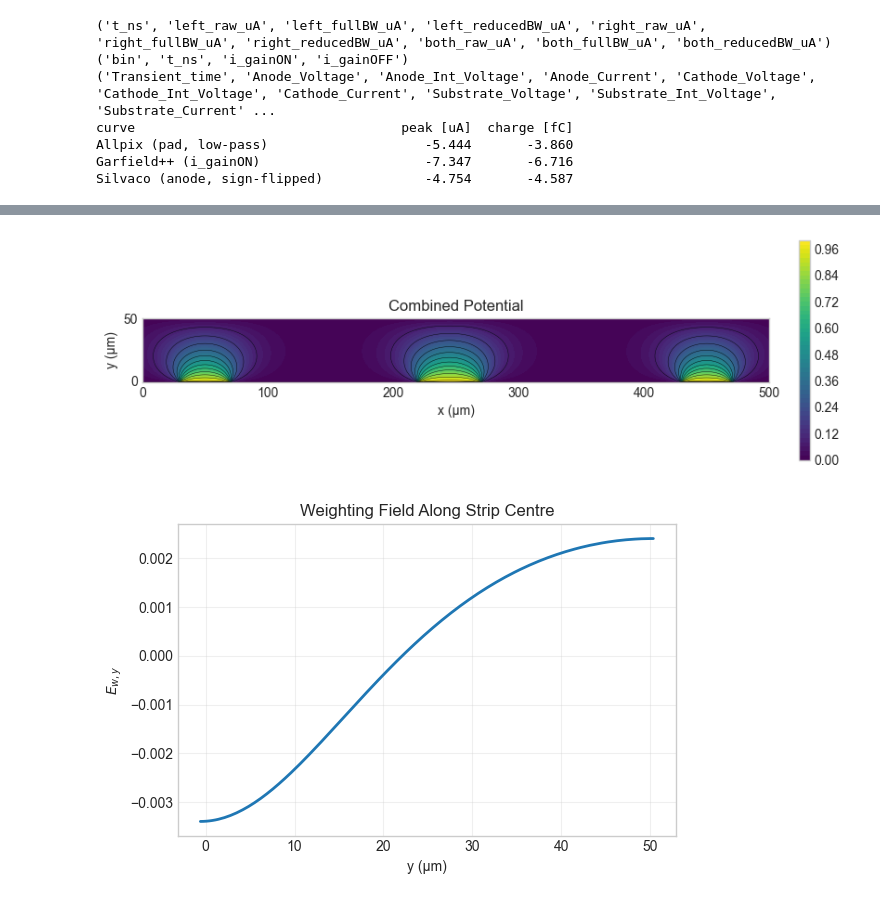
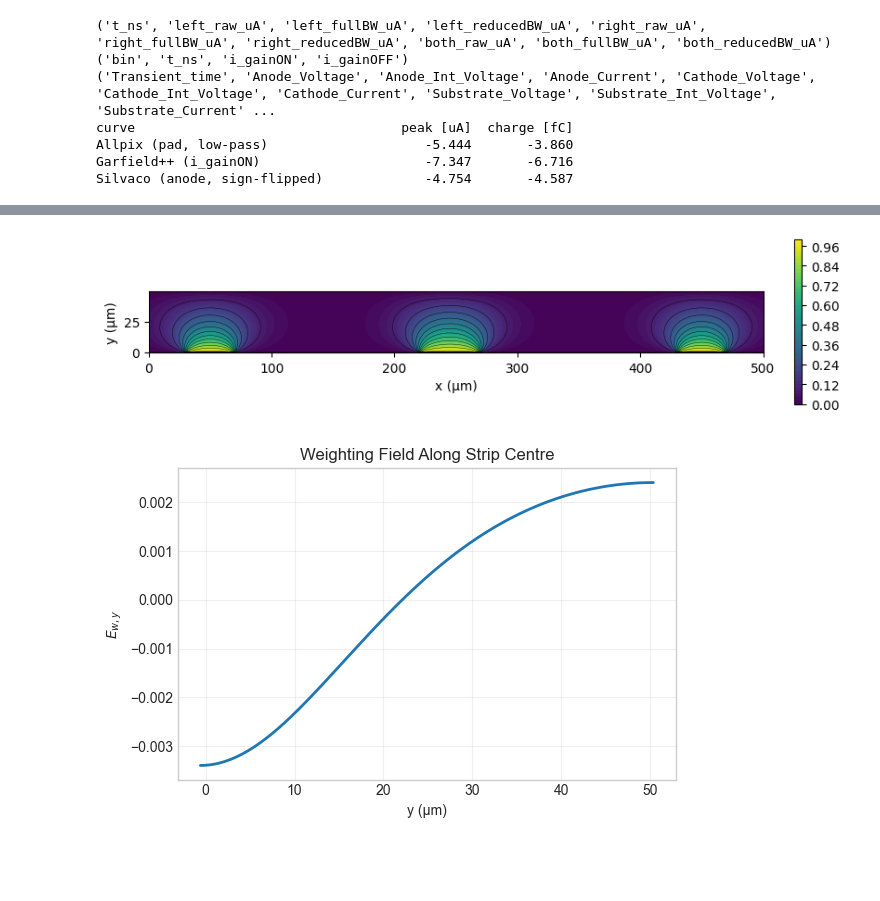
Before and after one commit to ahaines561/Garfieldpp-analysis, a Jupyter notebook: main.ipynb, the cells around one changed output, grey strips where cells are left out. Cells and saved outputs as stored; diff of their text form; code cells hidden in the pictures; blank space fills up the shorter version.

Commit message:
Fixed W(x) contour plot

```diff
--- a/main.ipynb
+++ b/main.ipynb
@@ -91,24 +91,37 @@ plt.show()
 # %%
 df = pd.read_csv("main-input/wfield_full.csv")
+phi_cols = ["strip0_phi", "strip1_phi", "strip2_phi"]
 
+df["combined_phi"] = df[phi_cols].sum(axis=1)
+
+Z = (
+    df.pivot(index="y_um", columns="x_um", values="combined_phi")
+      .reindex(index=y, columns=x)
+      .to_numpy()
+)
 x = np.sort(df["x_um"].unique())
 y = np.sort(df["y_um"].unique())
 X, Y = np.meshgrid(x, y)
+Z = (
+    df.pivot(index="y_um", columns="x_um", values="combined_phi")
+      .reindex(index=y, columns=x)
+      .to_numpy()
+)
 # %%
 fig, ax = plt.subplots(figsize=(8, 6), constrained_layout=True)
 
 cf = ax.contourf(X, Y, Z, levels=50, cmap="viridis")
 ax.contour(X, Y, Z, levels=15, colors="k", linewidths=0.3)
 
-ax.set_title("Combined Potential")
+# ax.set_title("Combined Potential")
 ax.set_xlabel("x (μm)")
 ax.set_ylabel("y (μm)")
 ax.set_aspect("equal")
 
-plt.colorbar(cf, ax=ax, shrink=0.4, pad=0.03)
+plt.colorbar(cf, ax=ax, shrink=0.3, pad=0.03)
 plt.show()
 # %% [output]
-[figure, old version]
+[figure, new version]
 # %%
 ix = np.argmin(np.abs(x - 0))
 dphidy, dphidx = np.gradient(Z, y, x)
```
Also changed, not shown: parts of 1 cell of this notebook.
